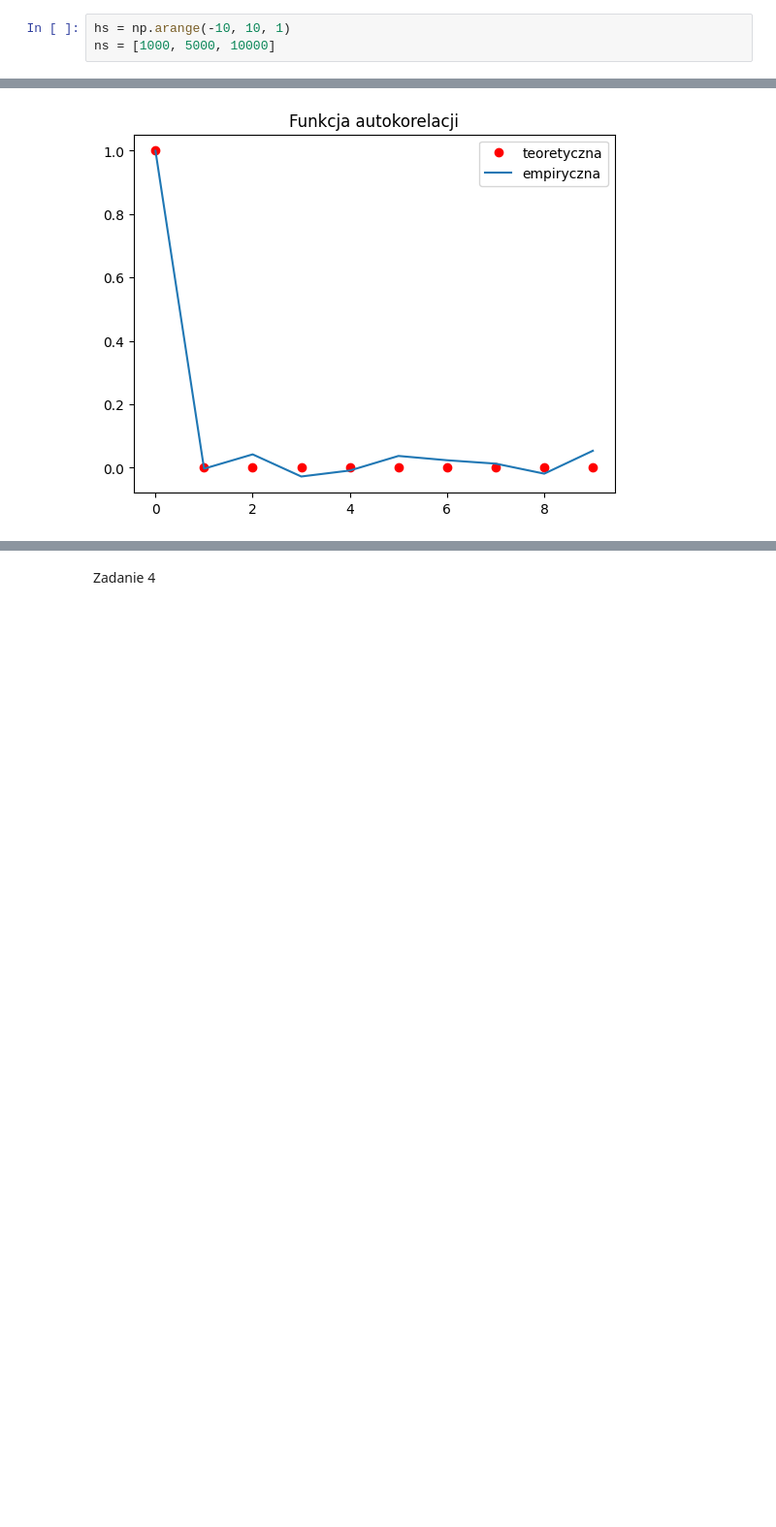
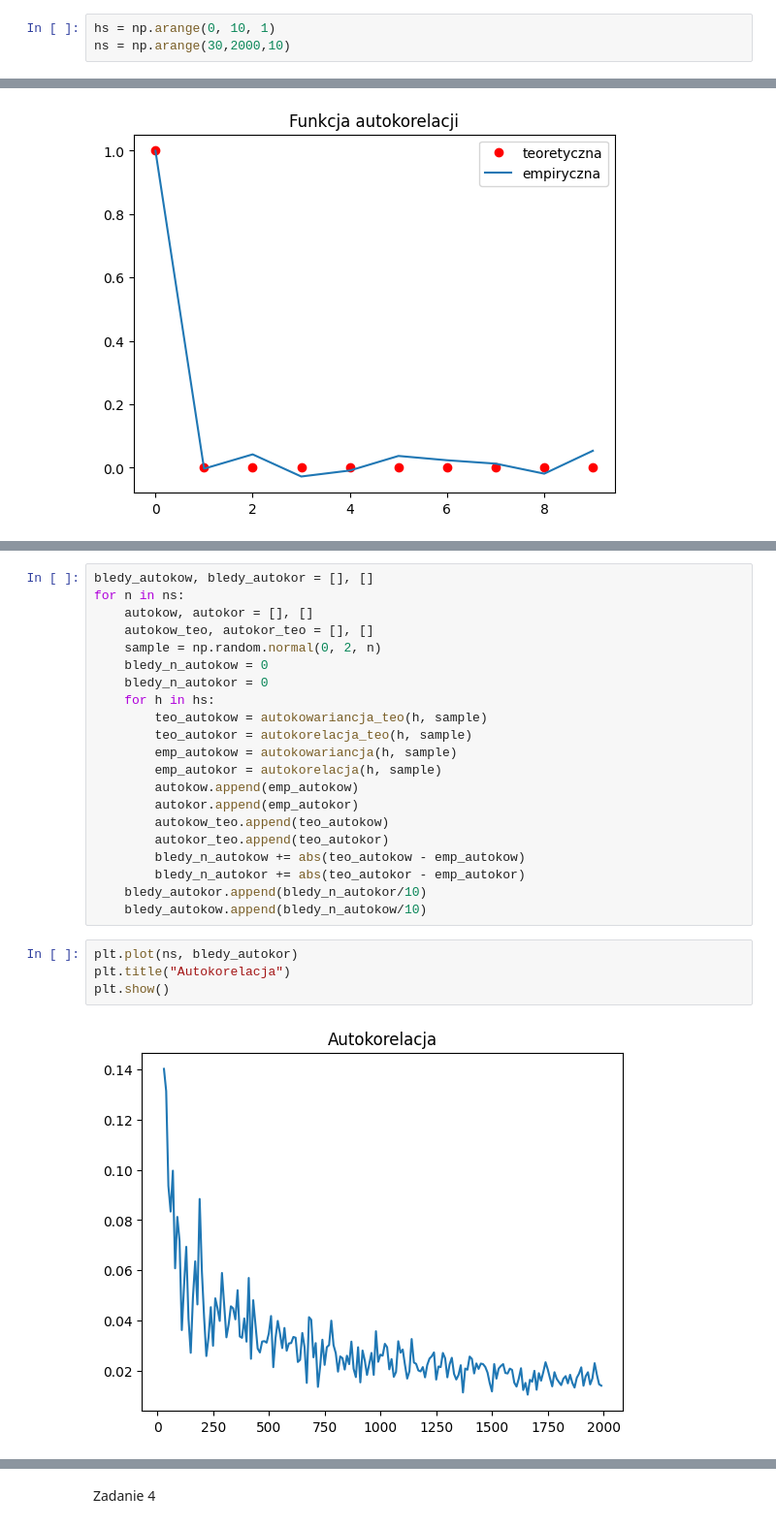
Before and after one commit to rafglo/Computer-Analysis-of-Time-Series, a Jupyter notebook: lista4.ipynb, the cells around one changed output, grey strips where cells are left out. Shown at 97% size. Cells and saved outputs as stored; diff of their text form; blank space fills up the shorter version.

```diff
--- a/lista4.ipynb
+++ b/lista4.ipynb
@@ -27,8 +27,8 @@ def autokorelacja_teo(h, x):
 # %%
 sample = np.random.normal(0, 2, 1000)
 # %%
-hs = np.arange(-10, 10, 1)
-ns = [1000, 5000, 10000]
+hs = np.arange(0, 10, 1)
+ns = np.arange(30,2000,10)
 # %%
 autokow, autokor = [], []
 autokow_teo, autokor_teo = [], []
@@ -84,0 +57,27 @@ for n in ns:
+# %%
+bledy_autokow, bledy_autokor = [], []
+for n in ns:
+    autokow, autokor = [], []
+    autokow_teo, autokor_teo = [], []
+    sample = np.random.normal(0, 2, n)
+    bledy_n_autokow = 0
+    bledy_n_autokor = 0
+    for h in hs:
+        teo_autokow = autokowariancja_teo(h, sample)
+        teo_autokor = autokorelacja_teo(h, sample)
+        emp_autokow = autokowariancja(h, sample)
+        emp_autokor = autokorelacja(h, sample)
+        autokow.append(emp_autokow)
+        autokor.append(emp_autokor)
+        autokow_teo.append(teo_autokow)
+        autokor_teo.append(teo_autokor)
+        bledy_n_autokow += abs(teo_autokow - emp_autokow)
+        bledy_n_autokor += abs(teo_autokor - emp_autokor)
+    bledy_autokor.append(bledy_n_autokor/10)
+    bledy_autokow.append(bledy_n_autokow/10)
+# %%
+plt.plot(ns, bledy_autokor)
+plt.title("Autokorelacja")
+plt.show()
+# %% [output]
+[figure, added]
```
Also changed, not shown: parts of 2 cells of this notebook.
